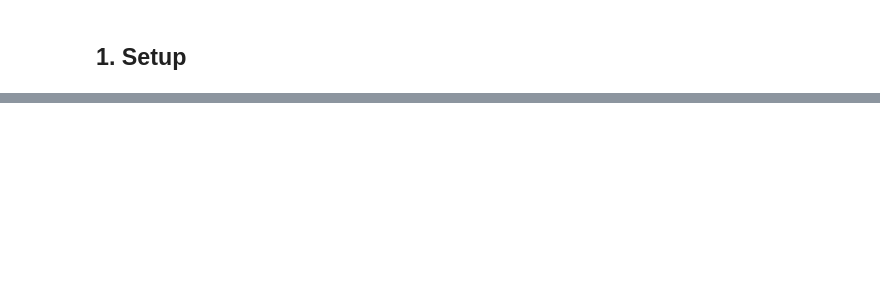
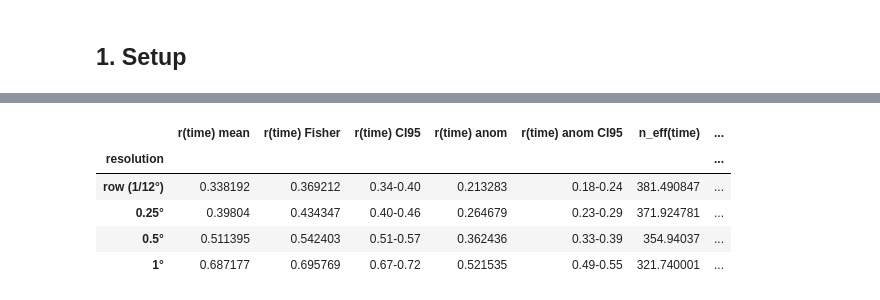
Before and after one commit to danliba/Upwelling_Indices_Are_Not_Interchangeable, a Jupyter notebook: notebooks/CUTI.ipynb, the cells around one changed output, grey strips where cells are left out. Cells and saved outputs as stored; diff of their text form; code cells hidden in the pictures; blank space fills up the shorter version.

```diff
--- a/notebooks/CUTI.ipynb
+++ b/notebooks/CUTI.ipynb
@@ -643,17 +18,0 @@ plt.show()
-# %%
-fig, ax = plt.subplots(2, len(cname), figsize=(5 * len(cname), 7), constrained_layout=True)
-for j, k in enumerate(cname):
-    C, W = (v.sel(**bs).mean('lat_band') for v in cases_div['row (1/12°)'][k])
-    Cv1 = cases['row (1/12°)'][k][0].sel(**bs).mean('lat_band')
-    seasonality(W).plot(ax=ax[0, j], color='k', lw=2, label='CROCO $W_{MLD}$')
-    seasonality(Cv1).plot(ax=ax[0, j], color='tab:red', lw=1, ls='--', label='CUTI ($Ek_t$ + Q)')
-    seasonality(C).plot(ax=ax[0, j], color='tab:purple', lw=2, label='CUTI (divergence)')
-    ax[0, j].set_title(k); ax[0, j].set_xticks(range(1, 13)); ax[0, j].grid(True)
-    W.rolling(time=13, center=True).mean().plot(ax=ax[1, j], color='k', lw=2)
-    Cv1.rolling(time=13, center=True).mean().plot(ax=ax[1, j], color='tab:red', lw=1, ls='--')
-    C.rolling(time=13, center=True).mean().plot(ax=ax[1, j], color='tab:purple', lw=1.5)
-    ax[1, j].set_title('13-month running mean'); ax[1, j].grid(True)
-    for a in ax[:, j]:
-        a.set_ylabel('$m^2 s^{-1}$')
-ax[0, 0].legend(fontsize=9)
-plt.show()
@@ -859,0 +463,40 @@ Attributes:
+# %%
+def skill_row(C, W, dbin=None):
+    C, W = C.sel(**bs), W.sel(**bs)
+    Cp, Wp = C.mean('time'), W.mean('time')
+    cs, ws = coast_mean(C, dbin), coast_mean(W, dbin)          # 5-16S series, Eq. 2.7 (L-weighted)
+    rt  = xr.corr(C, W, dim='time')
+    Ca, Wa = anomalies(C), anomalies(W)
+    rta = xr.corr(Ca, Wa, dim='time')
+    years = C.time.dt.year.values
+    ci  = boot_time(C, W, years)
+    cia = boot_time(Ca, Wa, years)
+    neff_t = float(np.median([n_eff(Ca.isel(lat_band=k), Wa.isel(lat_band=k), 'time') for k in range(C.sizes['lat_band'])]))
+    block = int(round(1.0 / dbin)) if dbin else 12                              # ~1 degree blocks along the profile
+    cip = boot_profile(Cp, Wp, block)
+    return {'r(time) mean': float(rt.mean()),
+            'r(time) Fisher': fisher_mean(rt.values),
+            'r(time) CI95': f'{ci[0]:.2f}-{ci[1]:.2f}',
+            'r(time) anom': fisher_mean(rta.values),
+            'r(time) anom CI95': f'{cia[0]:.2f}-{cia[1]:.2f}',
+            'n_eff(time)': neff_t,
+            'r(profile)': float(xr.corr(Cp, Wp)),
+            'r(profile) CI95': f'{cip[0]:.2f}-{cip[1]:.2f}',
+            'n_eff(profile)': n_eff(Cp, Wp, 'lat_band'),
+            'RMSE prof': float(np.sqrt(((Cp - Wp) ** 2).mean())),
+            'bias': float((cs - ws).mean()),
+            'CUTI/CROCO (mean)': float(cs.mean() / ws.mean()),
+            'r(5-16S)': float(xr.corr(cs, ws)),
+            'r(5-16S) anom': float(xr.corr(anomalies(cs), anomalies(ws))),
+            'r seas.': float(xr.corr(seasonality(cs), seasonality(ws)))}
+
+tab = pd.DataFrame({name: skill_row(r['CUTI'], r['W'], resolutions[name]) for name, r in res.items()}).T
+tab.index.name = 'resolution'
+tab.round(3)
+# %% [output]
+|  | r(time) mean | r(time) Fisher | r(time) CI95 | r(time) anom | r(time) anom CI95 | n_eff(time) | ... |
+| resolution |  |  |  |  |  |  | ... |
+| row (1/12°) | 0.338192 | 0.369212 | 0.34-0.40 | 0.213283 | 0.18-0.24 | 381.490847 | ... |
+| 0.25° | 0.39804 | 0.434347 | 0.40-0.46 | 0.264679 | 0.23-0.29 | 371.924781 | ... |
+| 0.5° | 0.511395 | 0.542403 | 0.51-0.57 | 0.362436 | 0.33-0.39 | 354.94037 | ... |
+| 1° | 0.687177 | 0.695769 | 0.67-0.72 | 0.521535 | 0.49-0.55 | 321.740001 | ... |
```
Also changed, not shown: parts of 50 cells of this notebook.
